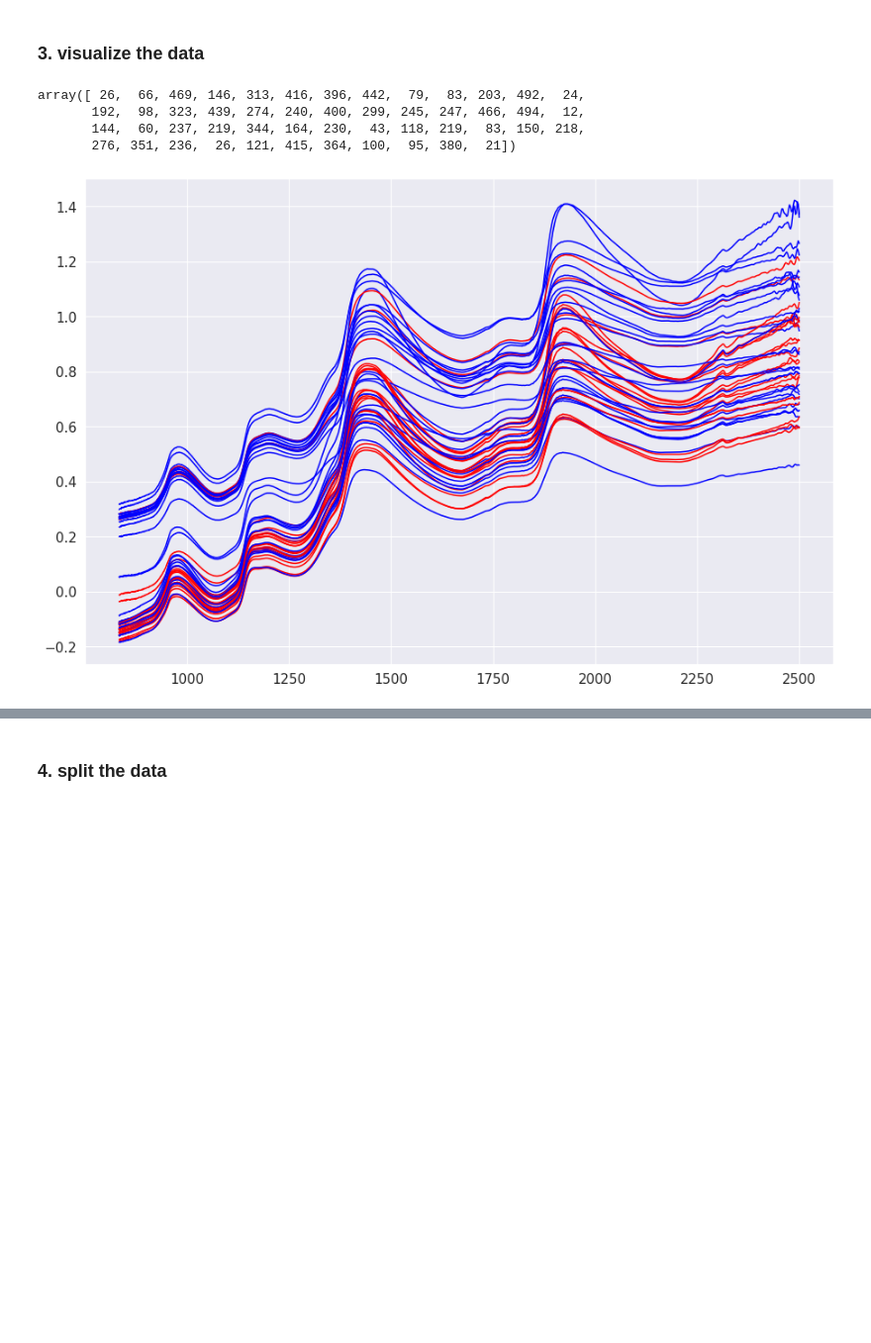
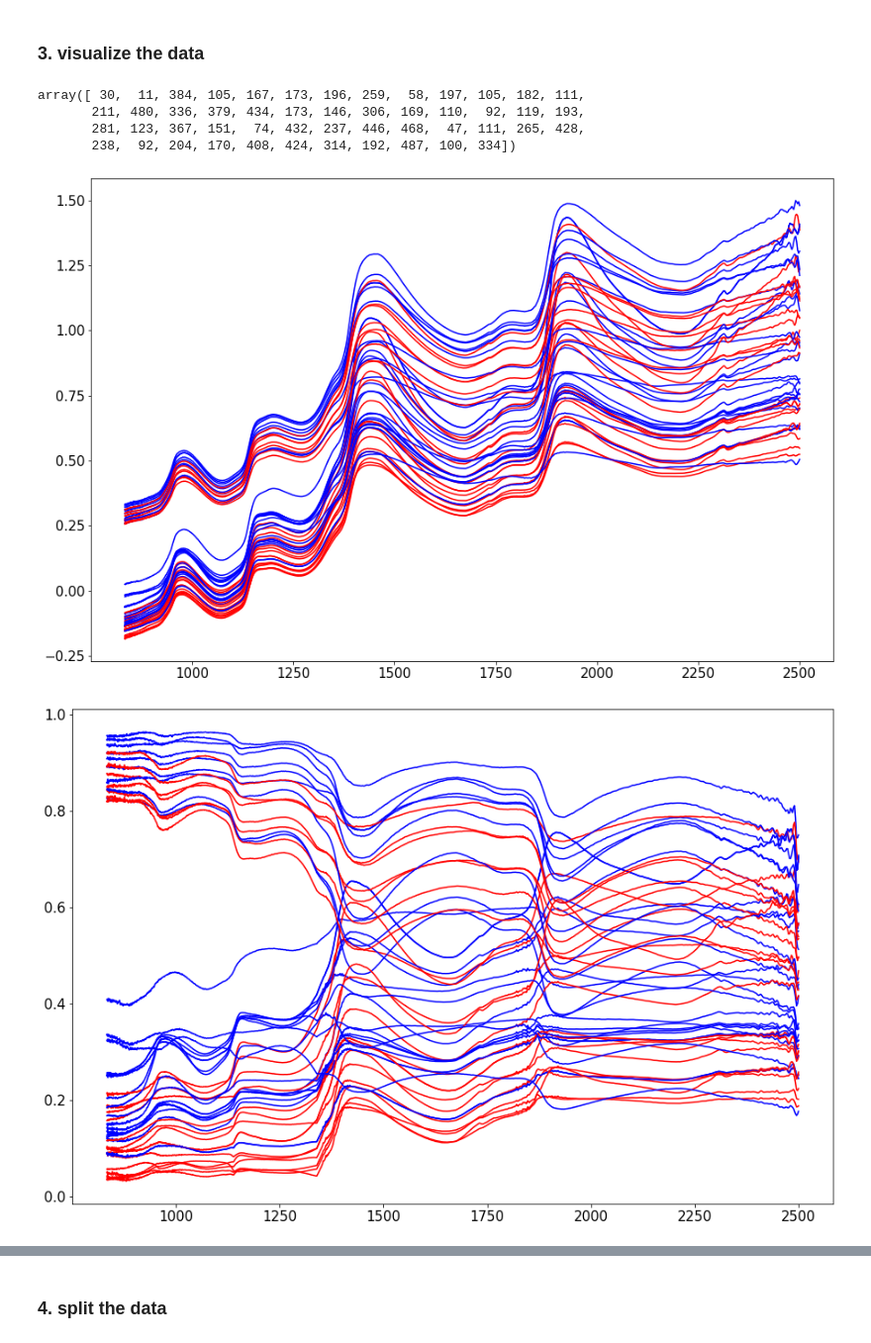
Before and after one commit to eahussein/apple_classification, a Jupyter notebook: workF_imp.ipynb, the cells around one changed output, grey strips where cells are left out. Shown at 99% size. Cells and saved outputs as stored; diff of their text form; code cells hidden in the pictures; blank space fills up the shorter version.

Commit message:
added the baseline, and remade the relative graphs

```diff
--- a/workF_imp.ipynb
+++ b/workF_imp.ipynb
@@ -40,7 +40,7 @@ df.shape
 # %% [markdown]
 ### change the col names
 # %%
-wavenumbers = np.float_(df.columns[4:])
+wavenumbers = np.float_(df_GS.columns[4:])
 type(wavenumbers[0])
 wavelengths = (1/wavenumbers)*10**7
 
@@ -71,8 +71,8 @@ ax = sns.countplot(x="Condition",data=df)
 # %% [markdown]
 #### getting x, and y
 # %%
-df_input = df.iloc[:, 4: ]
-df_input
+df_input_GS = df_GS.iloc[:, 4: ]
+df_input_GS
 # %% [output]
 |  | 833.647 | 833.915 | 834.183 | 834.451 | 834.720 | 834.989 | 835.258 | 835.527 | 835.796 | 836.066 | ... | ... |
 | 0 | -0.113748 | -0.113815 | -0.114197 | -0.114321 | -0.114032 | -0.113495 | -0.113074 | -0.113266 | -0.114108 | -0.114498 | ... | ... |
@@ -93,12 +93,12 @@ y = df['Condition']
 ### 2.scale the data
 # %%
 # from sklearn.preprocessing import StandardScaler
-# from sklearn.preprocessing import MinMaxScaler
+from sklearn.preprocessing import MinMaxScaler
 
-# scaler = MinMaxScaler()
-# input_scaled = scaler.fit_transform(df_input)
+scaler = MinMaxScaler()
+input_scaled_GS = scaler.fit_transform(df_input_GS)
 
-# df_input_scaled = pd.DataFrame(input_scaled, columns = df_input.columns)
-# # df_input_scaled['class'] = df['Condition']
+df_input_scaled_GS = pd.DataFrame(input_scaled_GS, columns = df_input_GS.columns)
+# df_input_scaled['class'] = df['Condition']
 
-# df_input_scaled
+df_input_scaled_GS
@@ -106,55 +120,36 @@ y = df['Condition']
 ### 3. visualize the data
 # %%
 n = 50
-target = np.array(df['Condition'])
+target = np.array(df_GS['Condition'])
 rand  = np.random.randint(len(target), size= n)
 rand
 # %% [output]
-array([ 26,  66, 469, 146, 313, 416, 396, 442,  79,  83, 203, 492,  24,
-       192,  98, 323, 439, 274, 240, 400, 299, 245, 247, 466, 494,  12,
-       144,  60, 237, 219, 344, 164, 230,  43, 118, 219,  83, 150, 218,
-       276, 351, 236,  26, 121, 415, 364, 100,  95, 380,  21])
+array([ 30,  11, 384, 105, 167, 173, 196, 259,  58, 197, 105, 182, 111,
+       211, 480, 336, 379, 434, 173, 146, 306, 169, 110,  92, 119, 193,
+       281, 123, 367, 151,  74, 432, 237, 446, 468,  47, 111, 265, 428,
+       238,  92, 204, 170, 408, 424, 314, 192, 487, 100, 334])
 # %%
 for t in range (n):
     i = rand[t]
-    lineSpec =  np.array(df_input.iloc[i]).flatten()
+    lineSpec =  np.array(df_input_GS.iloc[i]).flatten()
     if target[i] == 'S':
-        plt.plot(np.array(df_input.columns), lineSpec, color = 'red')
+        plt.plot(np.array(df_input_GS.columns), lineSpec, color = 'red')
     if target[i] == 'B':
-        plt.plot(np.array(df_input.columns), lineSpec, color = 'blue')
+        plt.plot(np.array(df_input_GS.columns), lineSpec, color = 'blue')
     # plt.ylim(-1, 2)
 plt.show()
 
-# for t in range (n):
-#     i = rand[t]
-#     lineSpec =  np.array(df_input.iloc[i]).flatten()
-#     if target[i] == 'S':
-#         plt.scatter(t, np.mean(lineSpec), color = 'red')
-#     if target[i] == 'B':
-#         plt.scatter(t, np.mean(lineSpec), color = 'blue')
-#     # plt.ylim(-1, 2)
-# plt.show()
-
-# for t in range (n):
-#     i = rand[t]
-#     lineSpec =  np.array(df_input.iloc[i]).flatten()
-#     if target[i] == 'S':
-#         plt.scatter(t, np.median(lineSpec), color = 'red')
-#     if target[i] == 'B':
-#         plt.scatter(t, np.median(lineSpec), color = 'blue')
-#     # plt.ylim(-1, 2)
-# plt.show()
-
-# for t in range (n):
-#     i = rand[t]
-#     lineSpec =  np.array(df_input_scaled.iloc[i]).flatten()
-#     if target[i] == 'S':
-#         plt.scatter(np.median(lineSpec), skew(lineSpec), color = 'red')
-#     if target[i] == 'B':
-#         plt.scatter(np.median(lineSpec), skew(lineSpec), color = 'blue')
-#     # plt.ylim(-1, 2)
-# plt.show()
+for t in range (n):
+    i = rand[t]
+    lineSpec =  np.array(df_input_scaled_GS.iloc[i]).flatten()
+    if target[i] == 'S':
+        plt.plot(np.array(df_input_scaled_GS.columns), lineSpec, color = 'red')
+    if target[i] == 'B':
+        plt.plot(np.array(df_input_scaled_GS.columns), lineSpec, color = 'blue')
+    # plt.ylim(-1, 2)
+plt.show()
 # %% [output]
-[figure, old version]
+[figure, new version]
+[figure, added]
 # %%
 plt.plot(df_input.columns, df_input.values.mean(0), color = 'red')
```
Also changed, not shown: parts of 11 cells of this notebook, 3 other files.
